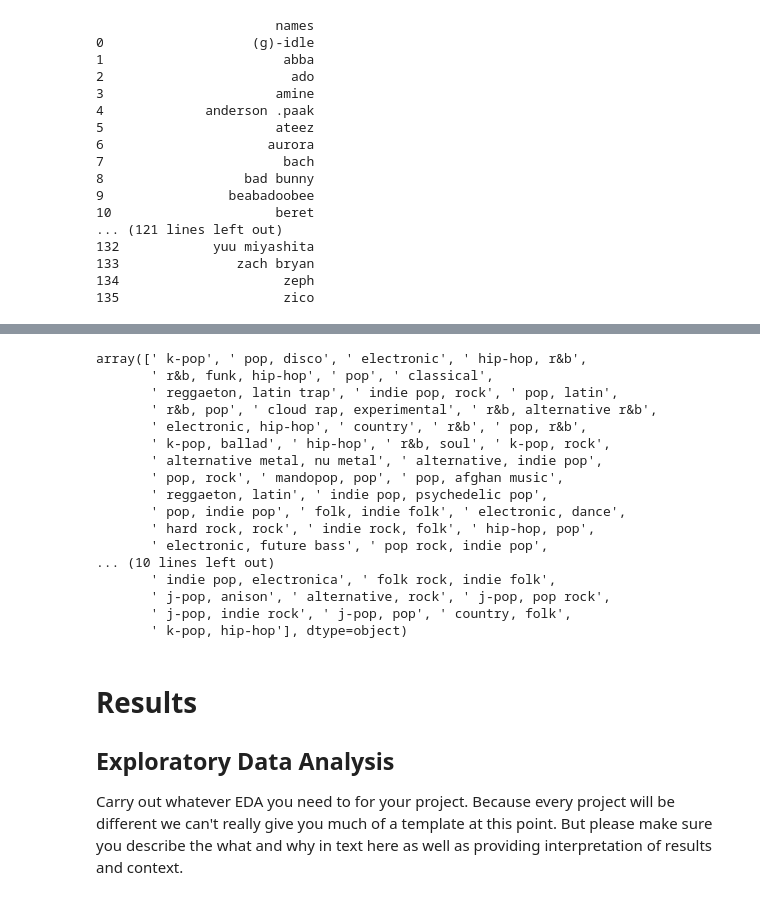
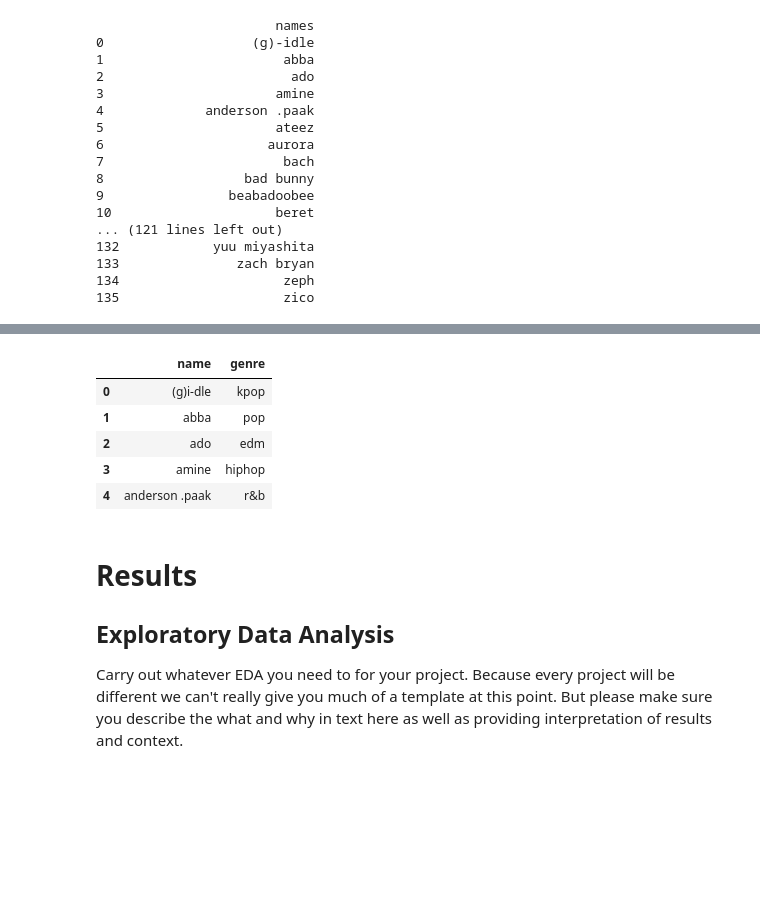
Before and after one commit to ninaahong/COGS108, a Jupyter notebook: EDACheckpoint_Group041_WI24.ipynb, the cells around one changed output, grey strips where cells are left out. Cells and saved outputs as stored; diff of their text form; code cells hidden in the pictures; blank space fills up the shorter version.

```diff
--- a/EDACheckpoint_Group041_WI24.ipynb
+++ b/EDACheckpoint_Group041_WI24.ipynb
@@ -490,28 +507,47 @@ artists_genre.head()
 # %%
 artists_genre['names']=artists_genre['names'].str.lower()
-# %%
-artists_genre['names']=artists_genre['names'].str.lower()
-artists_genre[['name','genre']]=artists_genre['names'].str.split(':',expand=True)
-artists_genre=artists_genre.drop(['names'],axis=1)
-artists_genre['genre'].unique()
-# %% [output]
-array([' k-pop', ' pop, disco', ' electronic', ' hip-hop, r&b',
-       ' r&b, funk, hip-hop', ' pop', ' classical',
-       ' reggaeton, latin trap', ' indie pop, rock', ' pop, latin',
-       ' r&b, pop', ' cloud rap, experimental', ' r&b, alternative r&b',
-       ' electronic, hip-hop', ' country', ' r&b', ' pop, r&b',
-       ' k-pop, ballad', ' hip-hop', ' r&b, soul', ' k-pop, rock',
-       ' alternative metal, nu metal', ' alternative, indie pop',
-       ' pop, rock', ' mandopop, pop', ' pop, afghan music',
-       ' reggaeton, latin', ' indie pop, psychedelic pop',
-       ' pop, indie pop', ' folk, indie folk', ' electronic, dance',
-       ' hard rock, rock', ' indie rock, folk', ' hip-hop, pop',
-       ' electronic, future bass', ' pop rock, indie pop',
-... (10 lines left out)
-       ' indie pop, electronica', ' folk rock, indie folk',
-       ' j-pop, anison', ' alternative, rock', ' j-pop, pop rock',
-       ' j-pop, indie rock', ' j-pop, pop', ' country, folk',
-       ' k-pop, hip-hop'], dtype=object)
+# %%
+artists_genre['names']=artists_genre['names'].str.lower()
+artists_genre[['name','genre']]=artists_genre['names'].str.split(':',expand=True)
+artists_genre=artists_genre.drop(['names'],axis=1)
+artists_genre['genre'].unique()
+
+def standardize_genre (str_g):
+    str_g=str(str_g)
+    str_g=str_g.strip()
+    if '-' in str_g:
+        str_g=str_g.replace('-','')
+        output=str_g
+    elif 'electronic' in str_g:
+        output='edm'
+    elif 'contemporary christian' in str_g:
+        output='christian'
+    elif 'psychedelic pop' in str_g:
+        output='pop'
+    elif 'power metal' in str_g or 'progressive metal' in str_g or 'alternative metal' in str_g:
+        output='metal'
+    elif 'hard rock' in str_g or 'pop rock' in str_g or 'alternative rock' in str_g or 'folk rock' in str_g:
+        output='rock'
+    elif 'pop punk' in str_g:
+        output='punk'
+    elif 'indie rock' in str_g or 'indie pop' in str_g:
+        output='indie'
+    elif 'cloud rap' in str_g:
+        output='rap'
+    else:
+        output=str_g
+    return output
+
+artists_genre['genre']=artists_genre['genre'].apply(standardize_genre)
+# %%
+artists_genre.head()
+# %% [output]
+|  | name | genre |
+| 0 | (g)i-dle | kpop |
+| 1 | abba | pop |
+| 2 | ado | edm |
+| 3 | amine | hiphop |
+| 4 | anderson .paak | r&b |
 # %% [markdown]
 # Results
 
```
Also changed, not shown: parts of 6 cells of this notebook.
